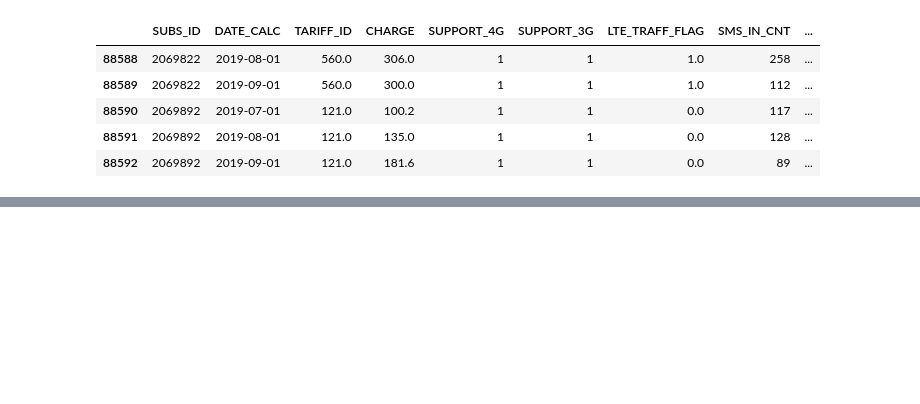
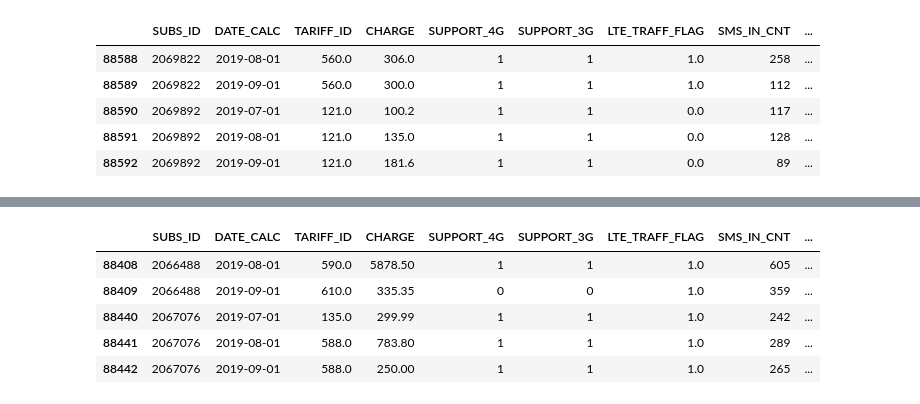
Before and after one commit to marcenavuc/best, a Jupyter notebook: Prepare.ipynb, the cells around one changed output, grey strips where cells are left out. Saved outputs shown, nothing was run; the diff lists cells and outputs as text; code cells hidden in the pictures; blank space fills up the shorter version.

```diff
--- a/Prepare.ipynb
+++ b/Prepare.ipynb
@@ -179,0 +242,2 @@ Name: tariff_changes_count, dtype: int64
+# %%
+balanced_df = pd.concat([tariff_not_changed, tariff_changed])
@@ -180 +263,10 @@ Name: tariff_changes_count, dtype: int64
+# %%
+balanced_df.tail()
+# %% [output]
+|  | SUBS_ID | DATE_CALC | TARIFF_ID | CHARGE | SUPPORT_4G | SUPPORT_3G | LTE_TRAFF_FLAG | SMS_IN_CNT | ... |
+| 88408 | 2066488 | 2019-08-01 | 590.0 | 5878.50 | 1 | 1 | 1.0 | 605 | ... |
+| 88409 | 2066488 | 2019-09-01 | 610.0 | 335.35 | 0 | 0 | 1.0 | 359 | ... |
+| 88440 | 2067076 | 2019-07-01 | 135.0 | 299.99 | 1 | 1 | 1.0 | 242 | ... |
+| 88441 | 2067076 | 2019-08-01 | 588.0 | 783.80 | 1 | 1 | 1.0 | 289 | ... |
+| 88442 | 2067076 | 2019-09-01 | 588.0 | 250.00 | 1 | 1 | 1.0 | 265 | ... |
 # %%
```
Also changed, not shown: parts of 17 cells of this notebook, 1 other file.
